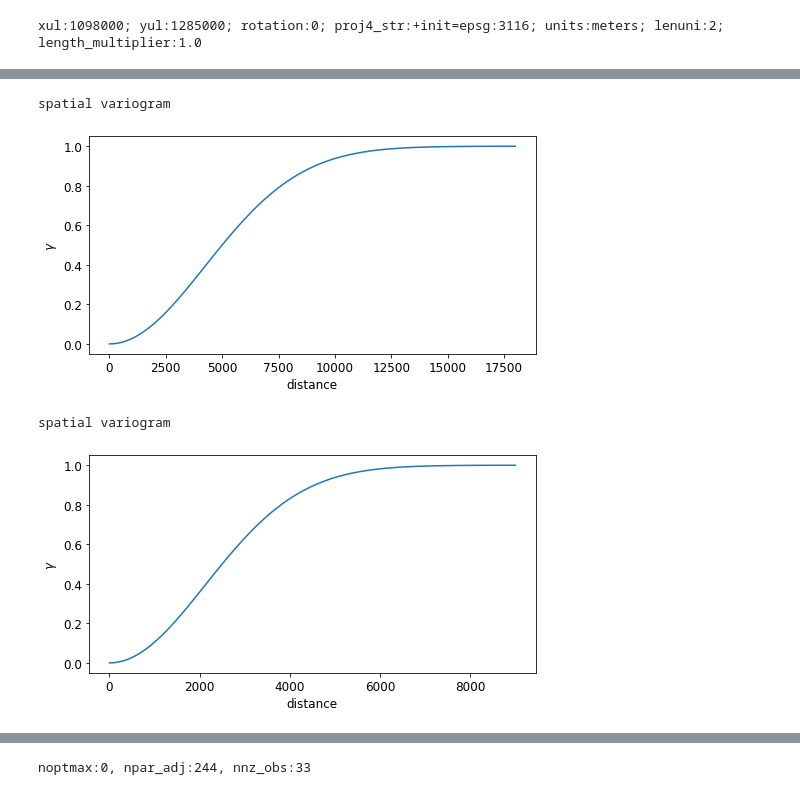
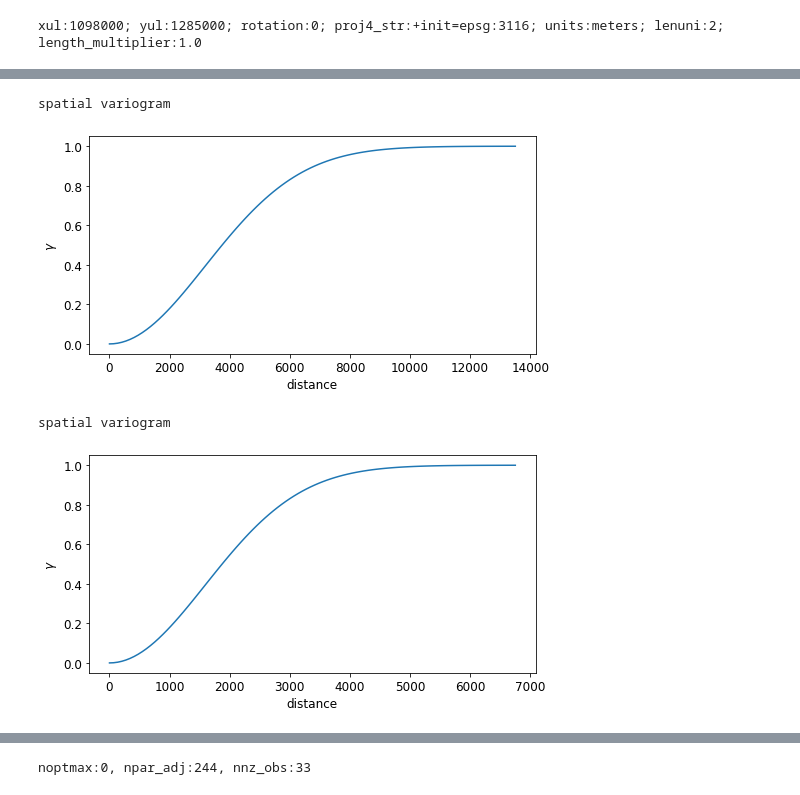
Before and after one commit to Lau397/CalibrationMF6, a Jupyter notebook: mf6pestpp.ipynb, the cells around one changed output, grey strips where cells are left out. Saved outputs shown, nothing was run; the diff lists cells and outputs as text; code cells hidden in the pictures.

```diff
--- a/mf6pestpp.ipynb
+++ b/mf6pestpp.ipynb
@@ -98,19 +98,19 @@ noptmax:30, npar_adj:0, nnz_obs:33
 <pyemu.pst.pst_handler.Pst at 0x...>
 # %%
 ppspace1=30
-a = ppspace1*4.0*50
+a = ppspace1*3.0*50
 v = pyemu.geostats.GauVario(contribution=1.0,a=a)
 grid_gs1 = pyemu.geostats.GeoStruct(variograms=v, transform='log')
 
 fig = plt.figure(figsize=(8,4))
 grid_gs1.plot()
 print("spatial variogram")
 # %% [output]
 spatial variogram
-[figure, old version]
+[figure, new version]
 # %%
 ppspace2=15
-a = ppspace2*4.0*50
+a = ppspace2*3.0*50
 v = pyemu.geostats.GauVario(contribution=1.0,a=a)
 grid_gs2 = pyemu.geostats.GeoStruct(variograms=v, transform='log')
 
@@ -119,7 +119,7 @@ grid_gs2.plot()
 print("spatial variogram")
 # %% [output]
 spatial variogram
-[figure, old version]
+[figure, new version]
 # %%
 # set an homogeneous k array (as initial value)
 # k = 1e-4*np.ones([nrow,ncol])
```
Also changed, not shown: parts of 12 cells of this notebook.
